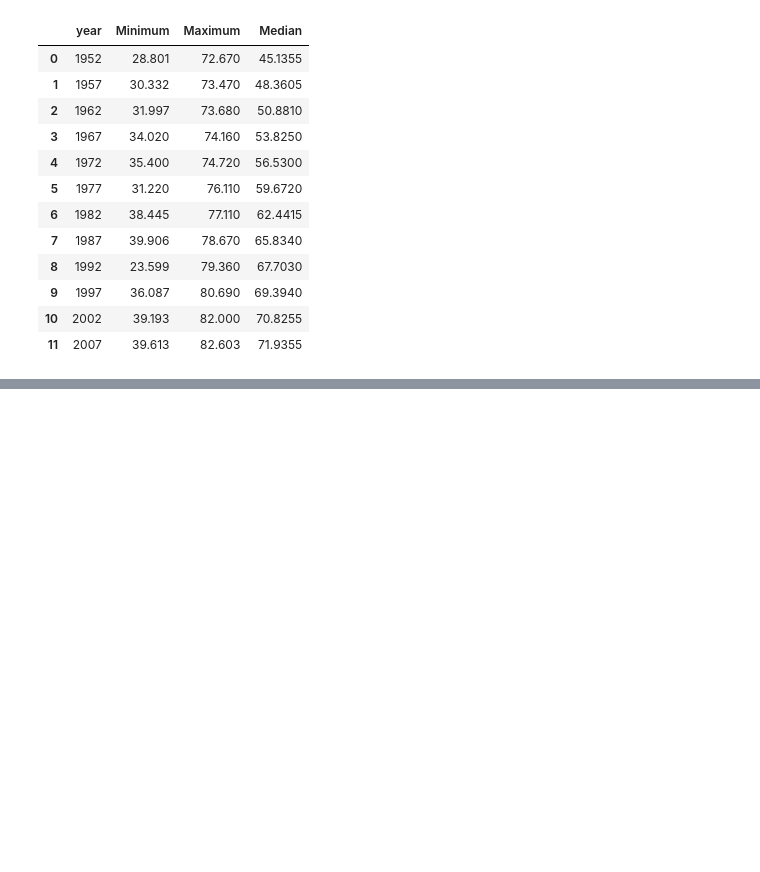
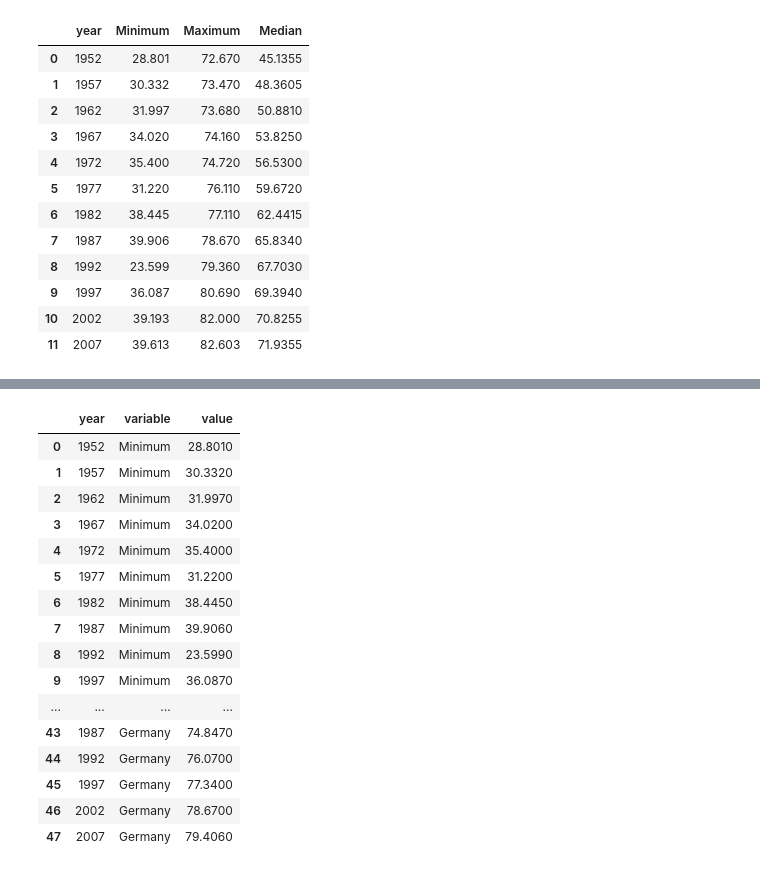
Before and after one commit to huongngxy/excercises_python_WiSe2024, a Jupyter notebook: 20241128_Pandas 2.ipynb, the cells around one changed output, grey strips where cells are left out. Saved outputs shown, nothing was run; the diff lists cells and outputs as text; code cells hidden in the pictures; blank space fills up the shorter version.

```diff
--- a/20241128_Pandas 2.ipynb
+++ b/20241128_Pandas 2.ipynb
@@ -307,0 +325,27 @@ df_p1
+# %%
+df_graph_long = pd.melt(
+    df_graph,
+    id_vars = 'year',  #
+    var_name = 'variable',
+    value_name = 'value'
+)
+
+df_graph_long
+# %% [output]
+|  | year | variable | value |
+| 0 | 1952 | Minimum | 28.8010 |
+| 1 | 1957 | Minimum | 30.3320 |
+| 2 | 1962 | Minimum | 31.9970 |
+| 3 | 1967 | Minimum | 34.0200 |
+| 4 | 1972 | Minimum | 35.4000 |
+| 5 | 1977 | Minimum | 31.2200 |
+| 6 | 1982 | Minimum | 38.4450 |
+| 7 | 1987 | Minimum | 39.9060 |
+| 8 | 1992 | Minimum | 23.5990 |
+| 9 | 1997 | Minimum | 36.0870 |
+| ... | ... | ... | ... |
+| 43 | 1987 | Germany | 74.8470 |
+| 44 | 1992 | Germany | 76.0700 |
+| 45 | 1997 | Germany | 77.3400 |
+| 46 | 2002 | Germany | 78.6700 |
+| 47 | 2007 | Germany | 79.4060 |
```
Also changed, not shown: parts of 14 cells of this notebook, 1 other file.
